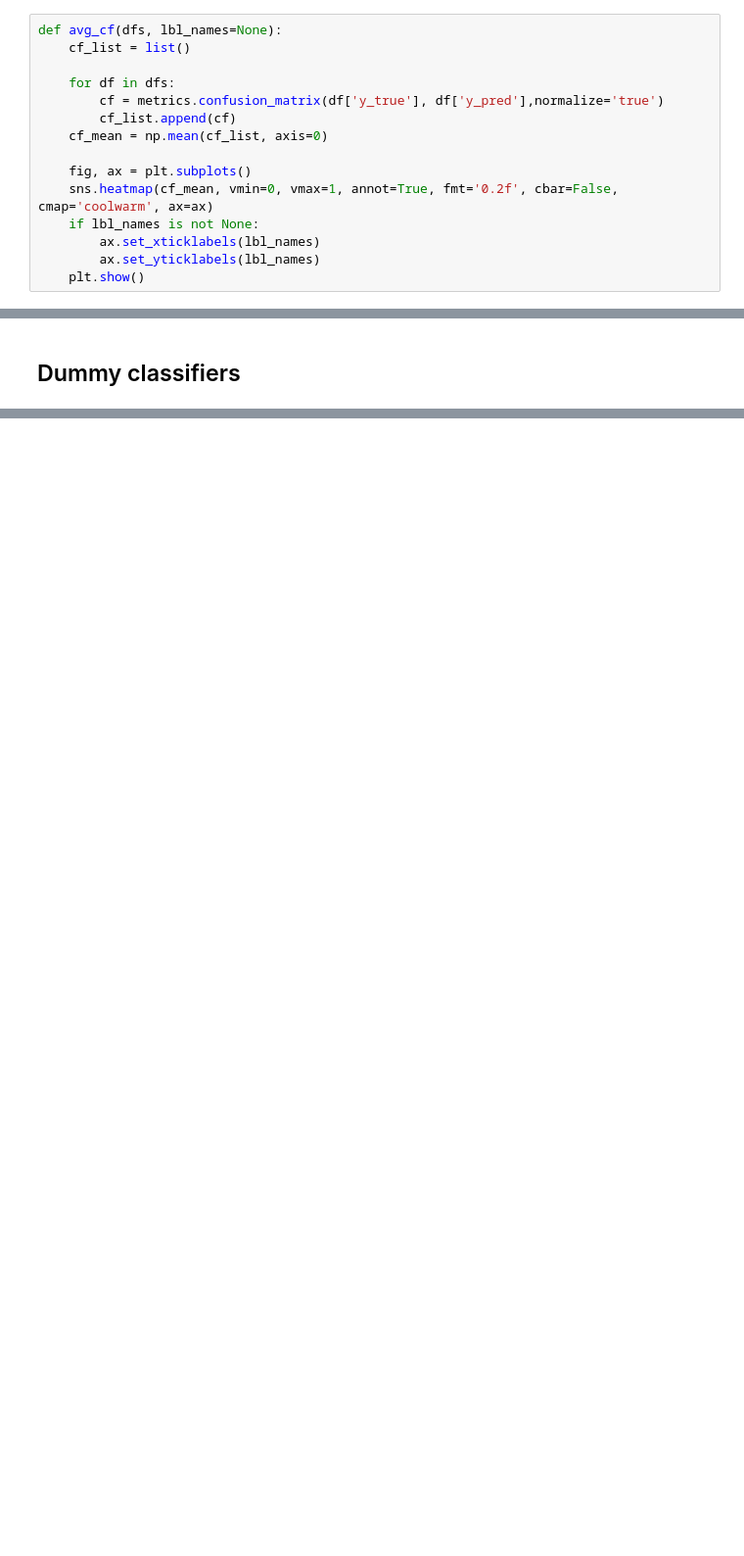
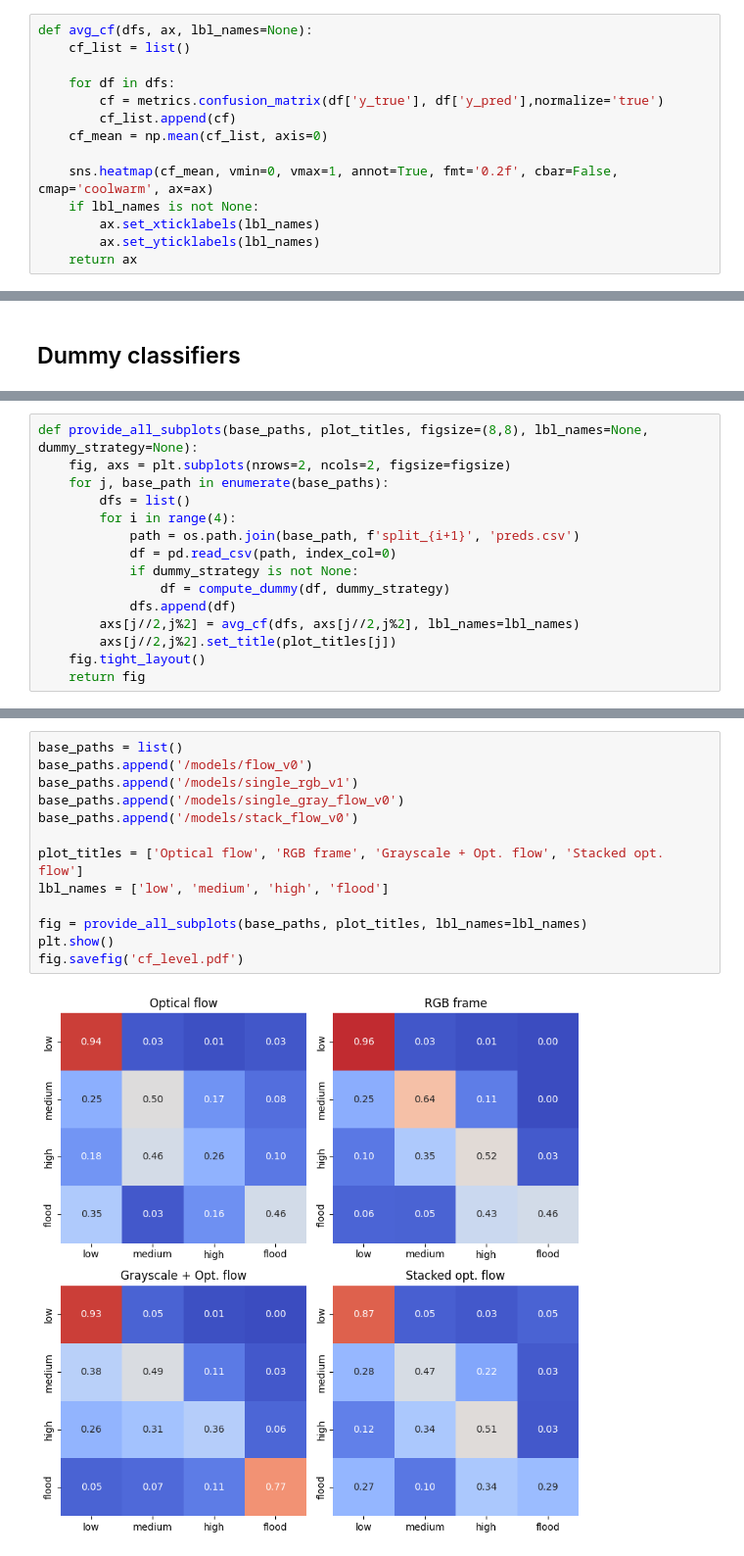
Before and after one commit to cmranieri/flood-detection, a Jupyter notebook: src/analyse_results.ipynb, the cells around one changed output, grey strips where cells are left out. Shown at 98% size. Cells and saved outputs as stored; diff of their text form; blank space fills up the shorter version.

Commit message:
better graphs

```diff
--- a/src/analyse_results.ipynb
+++ b/src/analyse_results.ipynb
@@ -57,7 +57,7 @@ def eval_model(dfs):
     print('F1 micro')
     print('Mean:', np.mean(f1_micro_list), ', Std:', np.std(f1_micro_list))
 # %%
-def avg_cf(dfs, lbl_names=None):
+def avg_cf(dfs, ax, lbl_names=None):
     cf_list = list()
 
     for df in dfs:
@@ -65,12 +65,11 @@ def avg_cf(dfs, lbl_names=None):
         cf_list.append(cf)
     cf_mean = np.mean(cf_list, axis=0)
 
-    fig, ax = plt.subplots()
     sns.heatmap(cf_mean, vmin=0, vmax=1, annot=True, fmt='0.2f', cbar=False, cmap='coolwarm', ax=ax)
     if lbl_names is not None:
         ax.set_xticklabels(lbl_names)
         ax.set_yticklabels(lbl_names)
-    plt.show()
+    return ax
 # %%
 from sklearn.dummy import DummyClassifier
 
@@ -346,0 +264,15 @@ Mean: 0.9903592315101389 , Std: 0.0007688714141738662
+# %%
+def provide_all_subplots(base_paths, plot_titles, figsize=(8,8), lbl_names=None, dummy_strategy=None):
+    fig, axs = plt.subplots(nrows=2, ncols=2, figsize=figsize)
+    for j, base_path in enumerate(base_paths):
+        dfs = list()
+        for i in range(4):
+            path = os.path.join(base_path, f'split_{i+1}', 'preds.csv')
+            df = pd.read_csv(path, index_col=0)
+            if dummy_strategy is not None:
+                df = compute_dummy(df, dummy_strategy)
+            dfs.append(df)
+        axs[j//2,j%2] = avg_cf(dfs, axs[j//2,j%2], lbl_names=lbl_names)
+        axs[j//2,j%2].set_title(plot_titles[j])
+    fig.tight_layout()
+    return fig
@@ -346,0 +281,15 @@ Mean: 0.9903592315101389 , Std: 0.0007688714141738662
+# %%
+base_paths = list()
+base_paths.append('/models/flow_v0')
+base_paths.append('/models/single_rgb_v1')
+base_paths.append('/models/single_gray_flow_v0')
+base_paths.append('/models/stack_flow_v0')
+
+plot_titles = ['Optical flow', 'RGB frame', 'Grayscale + Opt. flow', 'Stacked opt. flow']
+lbl_names = ['low', 'medium', 'high', 'flood']
+
+fig = provide_all_subplots(base_paths, plot_titles, lbl_names=lbl_names)
+plt.show()
+fig.savefig('cf_level.pdf')
+# %% [output]
+[figure, added]
```
Also changed, not shown: parts of 13 cells of this notebook, 1 other file.
